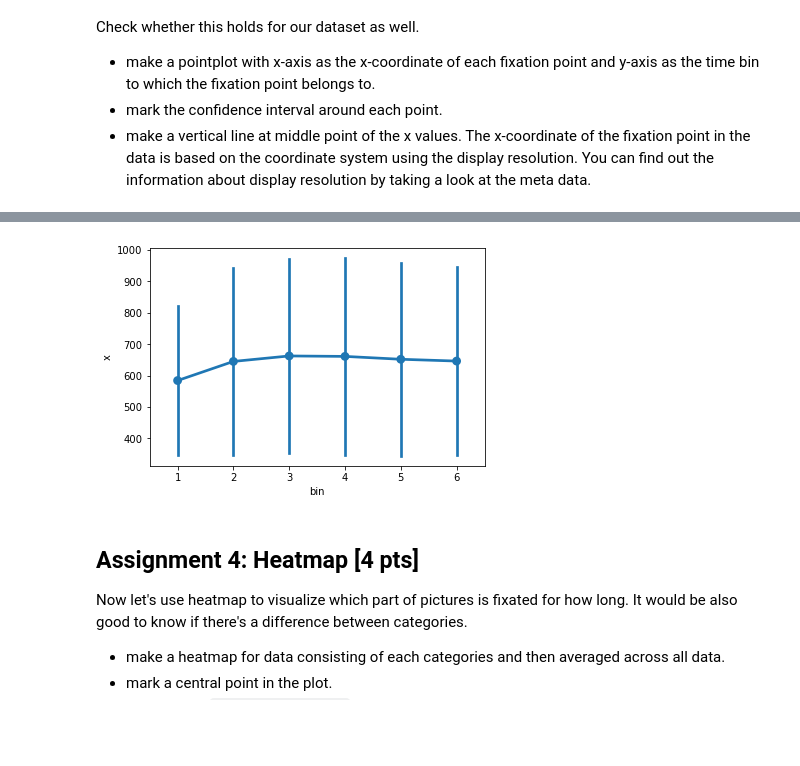
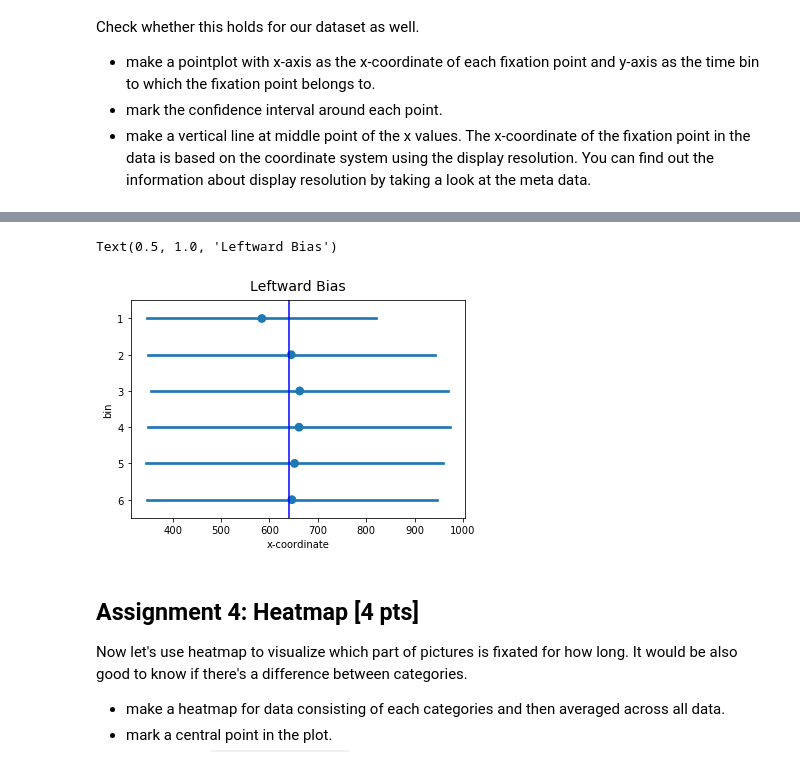
Before and after one commit to NBP-ACC/week-7-acc_5, a Jupyter notebook: Sheet05.ipynb, the cells around one changed output, grey strips where cells are left out. Drawn from its saved outputs; the diff is of its cells as text; code cells hidden in the pictures; blank space fills up the shorter version.

```diff
--- a/Sheet05.ipynb
+++ b/Sheet05.ipynb
@@ -349,17 +313,17 @@ print(df_bins.head())
 # %%
-#fig.set_size_inches(8, 10)
+ax1 = sns.pointplot(x='x', y='bin',ci= 'sd', orient='h', data=df_bins,join=False)
 
-ax1 = sns.pointplot(x='bin', y='x',ci= 'sd', data=df_bins)
+# the blue line indicates the middle of the picture
+ax1.axvline(max_x/2, color='blue')
 
 # set some options for a nice plot
-#ax1.set_xlabel('x-coordinate')
-#ax1.set_ylabel('bin')
-
-#ax1.set_title('Leftward Bias', fontsize=14, pad=10)
-
-#plt.subplots_adjust(hspace=0.4)
+ax.invert_yaxis()
+ax1.set_xlabel('x-coordinate')
+ax1.set_ylabel('bin')
+ax1.set_title('Leftward Bias', fontsize=14, pad=10)
 # %% [output]
+Text(0.5, 1.0, 'Leftward Bias')
-[figure, old version]
+[figure, new version]
 # %% [markdown]
 ## Assignment 4: Heatmap [4 pts]
 Now let's use heatmap to visualize which part of pictures is fixated for how long. It would be also good to know if there's a difference between categories.
```
Also changed, not shown: parts of 3 cells of this notebook.
